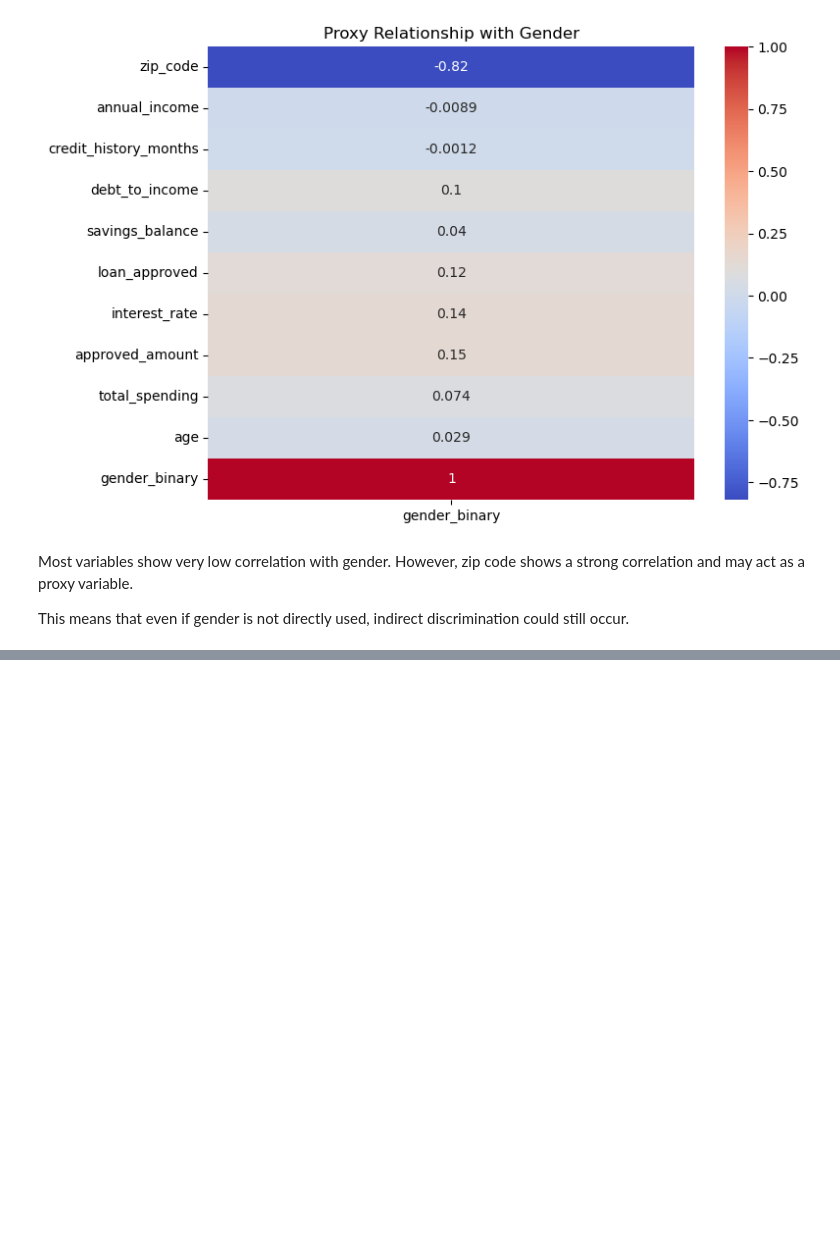
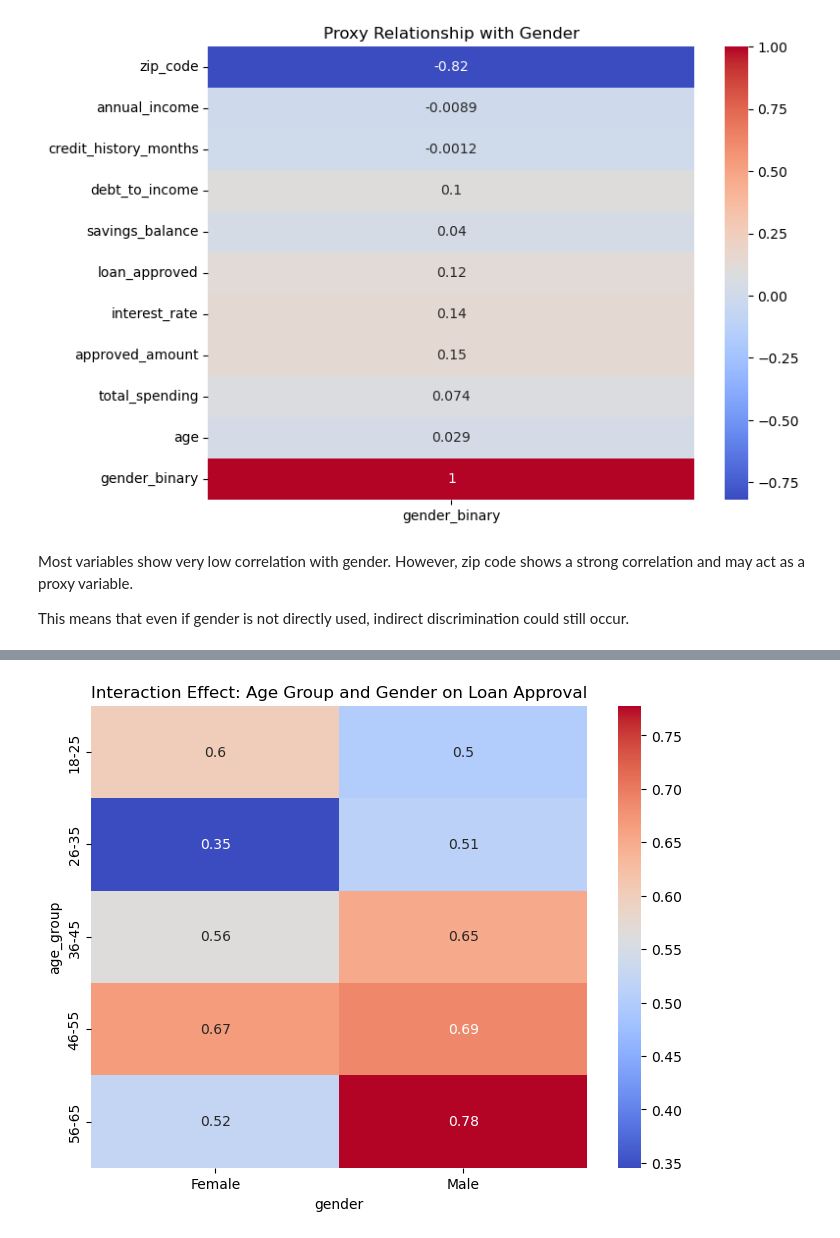
Before and after one commit to JonasKnosp/dego-project-team11-TXC, a Jupyter notebook: notebooks/02-bias-analysis.ipynb, the cells around one changed output, grey strips where cells are left out. Drawn from its saved outputs; the diff is of its cells as text; code cells hidden in the pictures; blank space fills up the shorter version.

Commit message:
Add interaction effect analysis

```diff
--- a/notebooks/02-bias-analysis.ipynb
+++ b/notebooks/02-bias-analysis.ipynb
@@ -187,0 +205,12 @@ This means that even if gender is not directly used, indirect discrimination cou
+# %%
+import seaborn as sns
+
+interaction = df.groupby(["age_group", "gender"])["loan_approved"].mean().unstack()
+
+plt.figure(figsize=(8,6))
+sns.heatmap(interaction, annot=True, cmap="coolwarm")
+
+plt.title("Interaction Effect: Age Group and Gender on Loan Approval")
+plt.show()
+# %% [output]
+[figure, added]
```
Also changed, not shown: parts of 3 cells of this notebook.
